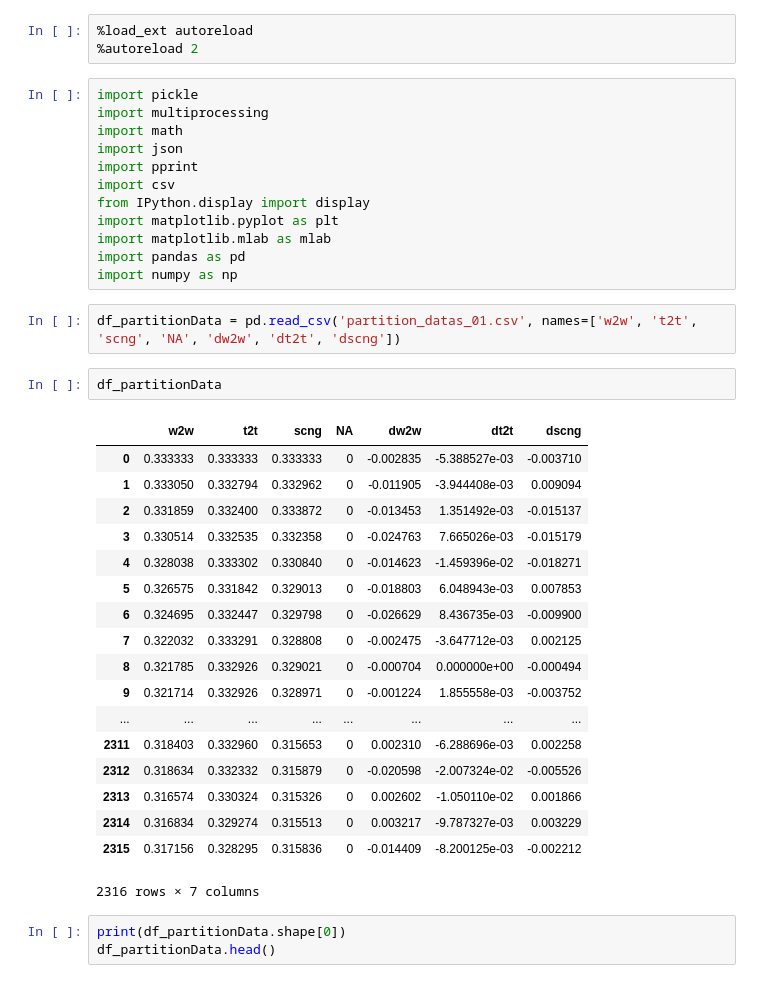
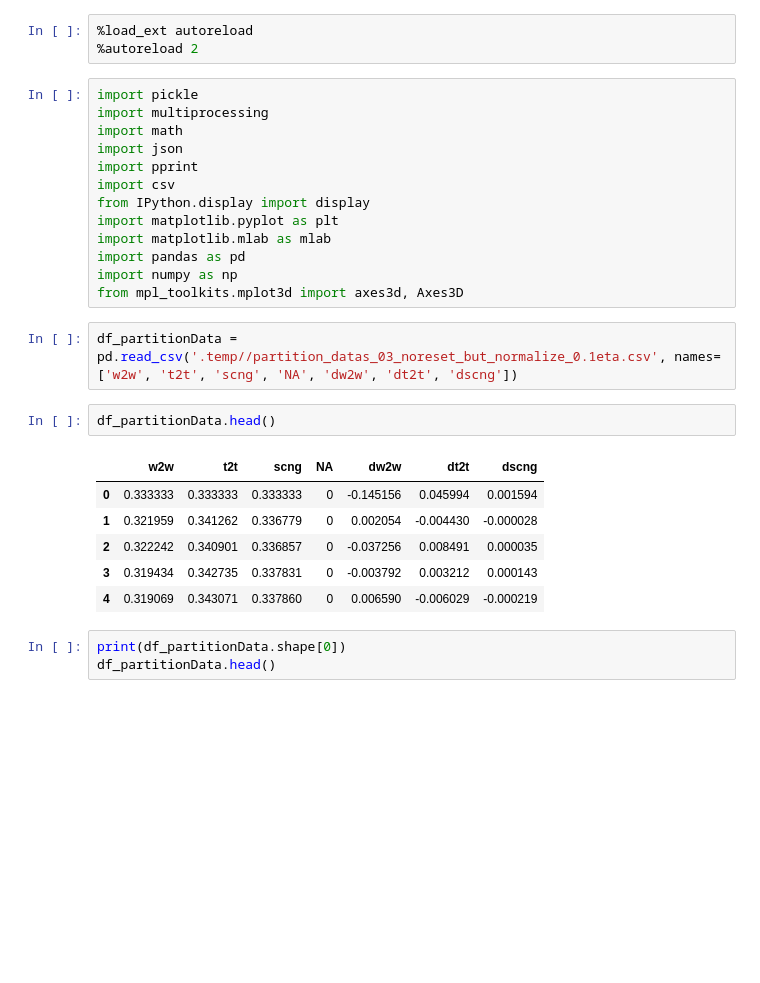
Before and after one commit to bsantraigi/Sanskrit-Segmentation, a Jupyter notebook: Weights for Supervised Learning.ipynb, the cells around one changed output. Drawn from its saved outputs; the diff is of its cells as text; blank space fills up the shorter version.

```diff
--- a/Weights for Supervised Learning.ipynb
+++ b/Weights for Supervised Learning.ipynb
@@ -13,29 +13,18 @@ import matplotlib.pyplot as plt
 import matplotlib.mlab as mlab
 import pandas as pd
 import numpy as np
+from mpl_toolkits.mplot3d import axes3d, Axes3D
 # %%
-df_partitionData = pd.read_csv('partition_datas_01.csv', names=['w2w', 't2t', 'scng', 'NA', 'dw2w', 'dt2t', 'dscng'])
+df_partitionData = pd.read_csv('.temp//partition_datas_03_noreset_but_normalize_0.1eta.csv', names=['w2w', 't2t', 'scng', 'NA', 'dw2w', 'dt2t', 'dscng'])
 # %%
-df_partitionData
+df_partitionData.head()
 # %% [output]
 |  | w2w | t2t | scng | NA | dw2w | dt2t | dscng |
-| 0 | 0.333333 | 0.333333 | 0.333333 | 0 | -0.002835 | -5.388527e-03 | -0.003710 |
-| 1 | 0.333050 | 0.332794 | 0.332962 | 0 | -0.011905 | -3.944408e-03 | 0.009094 |
-| 2 | 0.331859 | 0.332400 | 0.333872 | 0 | -0.013453 | 1.351492e-03 | -0.015137 |
-| 3 | 0.330514 | 0.332535 | 0.332358 | 0 | -0.024763 | 7.665026e-03 | -0.015179 |
-| 4 | 0.328038 | 0.333302 | 0.330840 | 0 | -0.014623 | -1.459396e-02 | -0.018271 |
-| 5 | 0.326575 | 0.331842 | 0.329013 | 0 | -0.018803 | 6.048943e-03 | 0.007853 |
-| 6 | 0.324695 | 0.332447 | 0.329798 | 0 | -0.026629 | 8.436735e-03 | -0.009900 |
-| 7 | 0.322032 | 0.333291 | 0.328808 | 0 | -0.002475 | -3.647712e-03 | 0.002125 |
-| 8 | 0.321785 | 0.332926 | 0.329021 | 0 | -0.000704 | 0.000000e+00 | -0.000494 |
-| 9 | 0.321714 | 0.332926 | 0.328971 | 0 | -0.001224 | 1.855558e-03 | -0.003752 |
-| ... | ... | ... | ... | ... | ... | ... | ... |
-| 2311 | 0.318403 | 0.332960 | 0.315653 | 0 | 0.002310 | -6.288696e-03 | 0.002258 |
-| 2312 | 0.318634 | 0.332332 | 0.315879 | 0 | -0.020598 | -2.007324e-02 | -0.005526 |
-| 2313 | 0.316574 | 0.330324 | 0.315326 | 0 | 0.002602 | -1.050110e-02 | 0.001866 |
-| 2314 | 0.316834 | 0.329274 | 0.315513 | 0 | 0.003217 | -9.787327e-03 | 0.003229 |
-| 2315 | 0.317156 | 0.328295 | 0.315836 | 0 | -0.014409 | -8.200125e-03 | -0.002212 |
+| 0 | 0.333333 | 0.333333 | 0.333333 | 0 | -0.145156 | 0.045994 | 0.001594 |
+| 1 | 0.321959 | 0.341262 | 0.336779 | 0 | 0.002054 | -0.004430 | -0.000028 |
+| 2 | 0.322242 | 0.340901 | 0.336857 | 0 | -0.037256 | 0.008491 | 0.000035 |
+| 3 | 0.319434 | 0.342735 | 0.337831 | 0 | -0.003792 | 0.003212 | 0.000143 |
+| 4 | 0.319069 | 0.343071 | 0.337860 | 0 | 0.006590 | -0.006029 | -0.000219 |
-2316 rows × 7 columns
 # %%
 print(df_partitionData.shape[0])
 df_partitionData.head()
```
Also changed, not shown: parts of 12 cells of this notebook, 5 other files.
